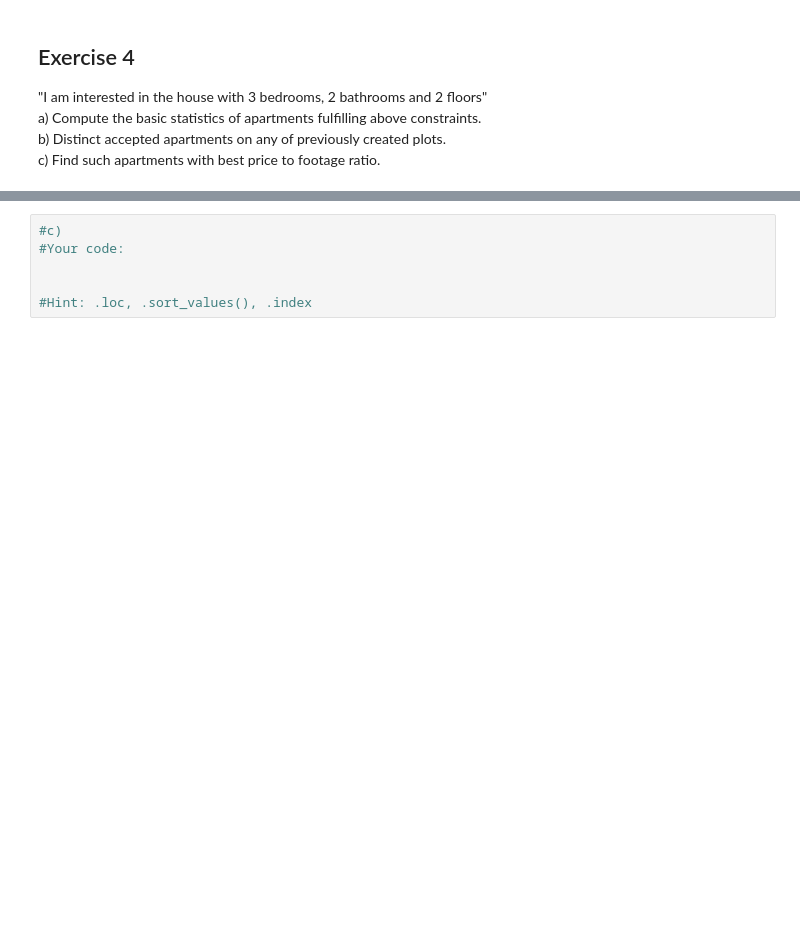
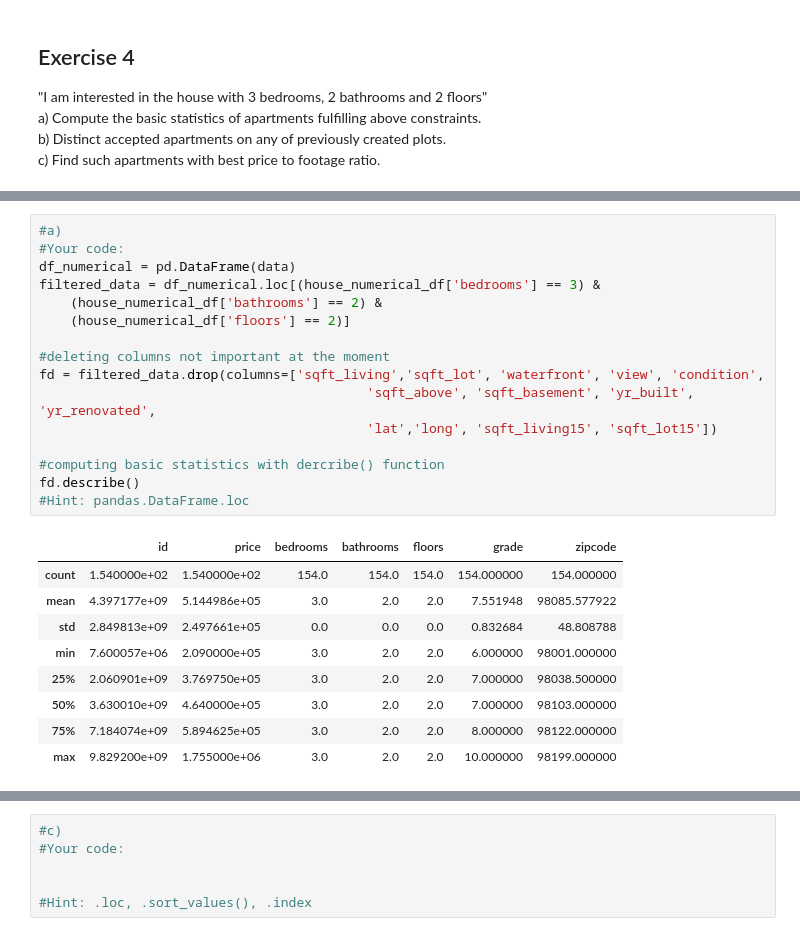
Before and after one commit to adamzulu123/Introduction-to-data-analysis, a Jupyter notebook: Notebook1/Assignment_1_without_code.ipynb, the cells around one changed output, grey strips where cells are left out. Cells and saved outputs as stored; diff of their text form; blank space fills up the shorter version.

```diff
--- a/Notebook1/Assignment_1_without_code.ipynb
+++ b/Notebook1/Assignment_1_without_code.ipynb
@@ -181,0 +164,26 @@ c) Find such apartments with best price to footage ratio.
+# %%
+#a)
+#Your code:
+df_numerical = pd.DataFrame(data)
+filtered_data = df_numerical.loc[(house_numerical_df['bedrooms'] == 3) &
+    (house_numerical_df['bathrooms'] == 2) &
+    (house_numerical_df['floors'] == 2)]
+
+#deleting columns not important at the moment
+fd = filtered_data.drop(columns=['sqft_living','sqft_lot', 'waterfront', 'view', 'condition',
+                                          'sqft_above', 'sqft_basement', 'yr_built',     'yr_renovated',
+                                          'lat','long', 'sqft_living15', 'sqft_lot15'])
+
+#computing basic statistics with dercribe() function
+fd.describe()
+#Hint: pandas.DataFrame.loc
+# %% [output]
+|  | id | price | bedrooms | bathrooms | floors | grade | zipcode |
+| count | 1.540000e+02 | 1.540000e+02 | 154.0 | 154.0 | 154.0 | 154.000000 | 154.000000 |
+| mean | 4.397177e+09 | 5.144986e+05 | 3.0 | 2.0 | 2.0 | 7.551948 | 98085.577922 |
+| std | 2.849813e+09 | 2.497661e+05 | 0.0 | 0.0 | 0.0 | 0.832684 | 48.808788 |
+| min | 7.600057e+06 | 2.090000e+05 | 3.0 | 2.0 | 2.0 | 6.000000 | 98001.000000 |
+| 25% | 2.060901e+09 | 3.769750e+05 | 3.0 | 2.0 | 2.0 | 7.000000 | 98038.500000 |
+| 50% | 3.630010e+09 | 4.640000e+05 | 3.0 | 2.0 | 2.0 | 7.000000 | 98103.000000 |
+| 75% | 7.184074e+09 | 5.894625e+05 | 3.0 | 2.0 | 2.0 | 8.000000 | 98122.000000 |
+| max | 9.829200e+09 | 1.755000e+06 | 3.0 | 2.0 | 2.0 | 10.000000 | 98199.000000 |
```
Also changed, not shown: parts of 5 cells of this notebook.
